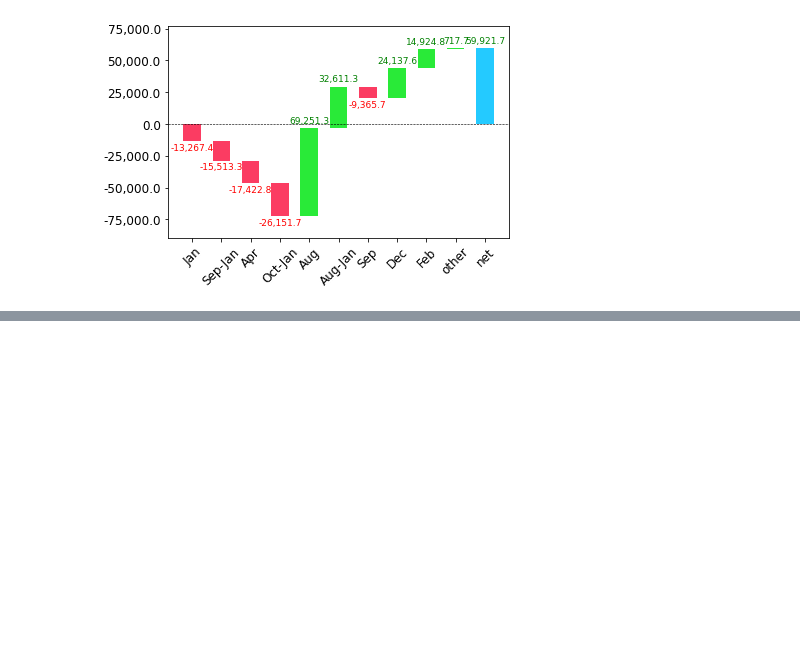
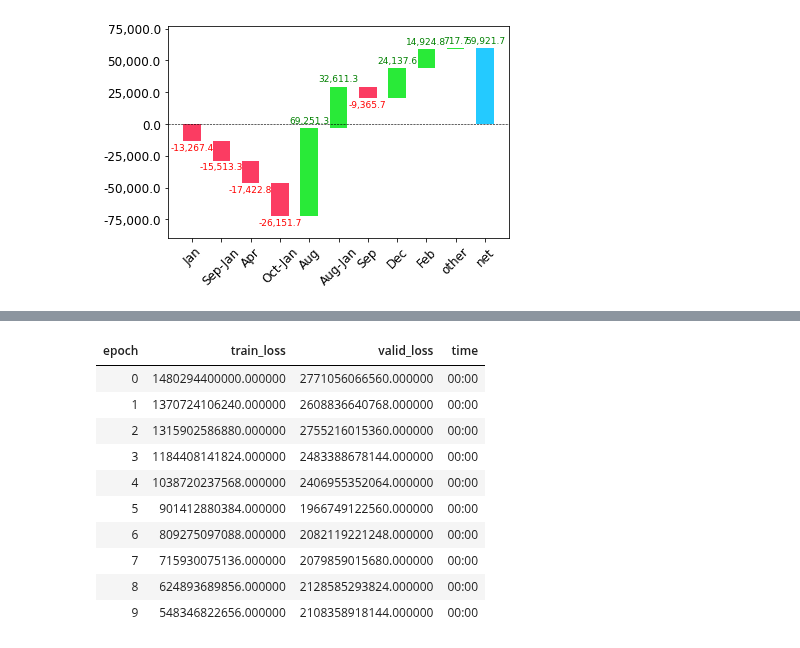
Before and after one commit to charlieoneill11/bushfireanalysis, a Jupyter notebook: notebooks/tabularExploration.ipynb, the cells around one changed output, grey strips where cells are left out. Cells and saved outputs as stored; diff of their text form; code cells hidden in the pictures; blank space fills up the shorter version.

```diff
--- a/notebooks/tabularExploration.ipynb
+++ b/notebooks/tabularExploration.ipynb
@@ -229,0 +276,14 @@ waterfall(valid_xs_final.columns, contributions[0], threshold=0.08,
+# %%
+learn.fit_one_cycle(10, 1e-2)
+# %% [output]
+| epoch | train_loss | valid_loss | time |
+| 0 | 1480294400000.000000 | 2771056066560.000000 | 00:00 |
+| 1 | 1370724106240.000000 | 2608836640768.000000 | 00:00 |
+| 2 | 1315902586880.000000 | 2755216015360.000000 | 00:00 |
+| 3 | 1184408141824.000000 | 2483388678144.000000 | 00:00 |
+| 4 | 1038720237568.000000 | 2406955352064.000000 | 00:00 |
+| 5 | 901412880384.000000 | 1966749122560.000000 | 00:00 |
+| 6 | 809275097088.000000 | 2082119221248.000000 | 00:00 |
+| 7 | 715930075136.000000 | 2079859015680.000000 | 00:00 |
+| 8 | 624893689856.000000 | 2128585293824.000000 | 00:00 |
+| 9 | 548346822656.000000 | 2108358918144.000000 | 00:00 |
```
Also changed, not shown: parts of 7 cells of this notebook, 3 other files.
